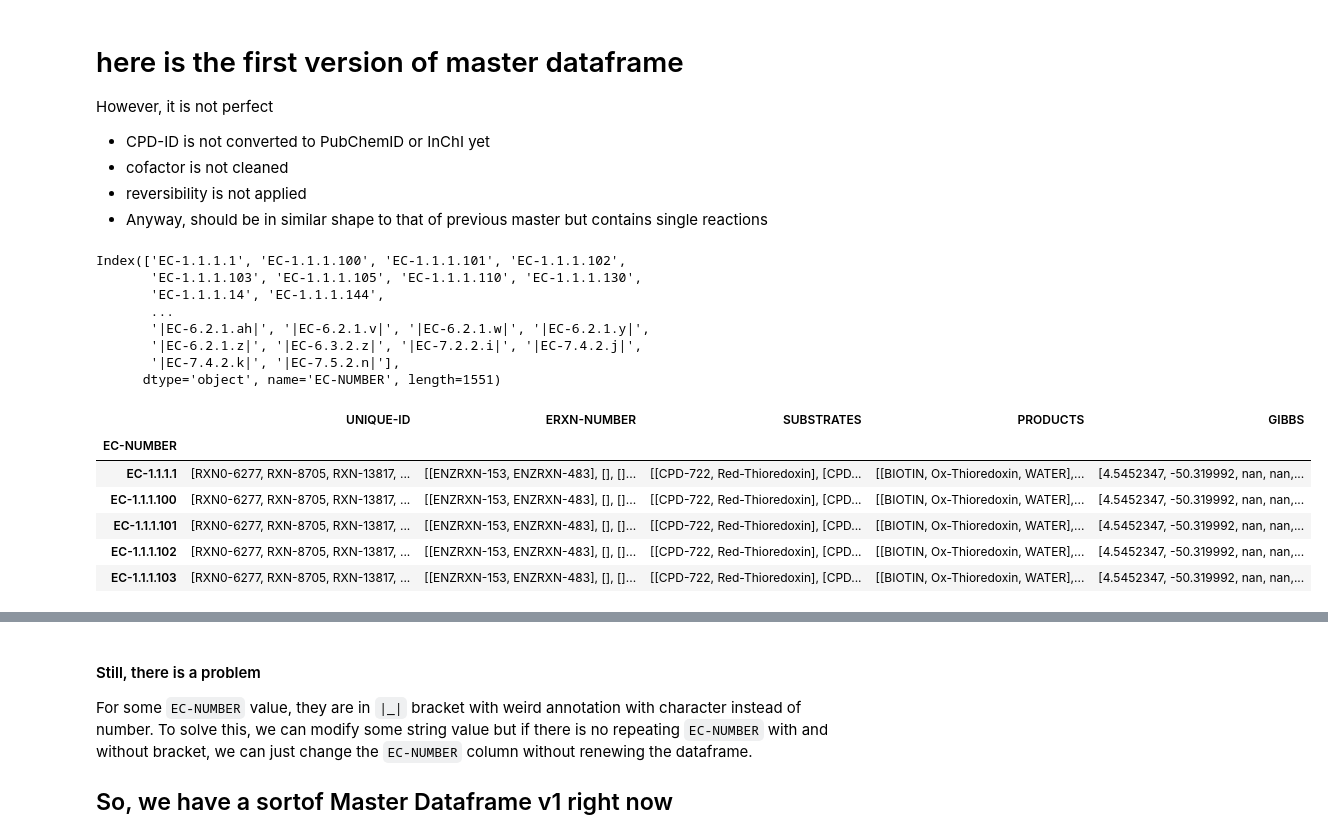
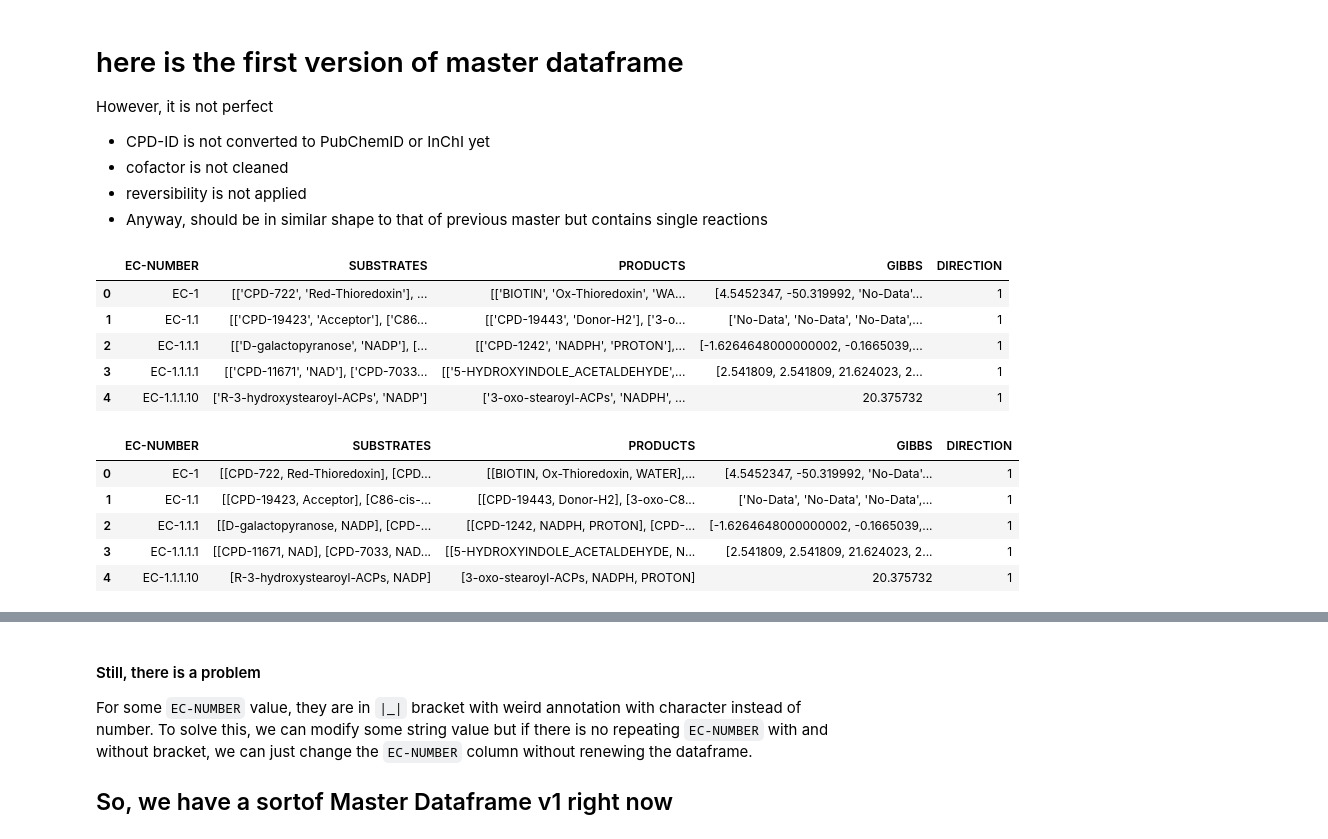
Before and after one commit to metamoles/metamoles, a Jupyter notebook: notebooks/Data_organization.ipynb, the cells around one changed output, grey strips where cells are left out. Drawn from its saved outputs; the diff is of its cells as text; code cells hidden in the pictures.

Commit message:
Merged reversed reaction with 'Direction' annotation

```diff
--- a/notebooks/Data_organization.ipynb
+++ b/notebooks/Data_organization.ipynb
@@ -621,11 +558,0 @@ for index, row in df_sorted_master.iterrows():
-# %%
-df_prom.index
-# %% [output]
-Index(['EC-1.1.1.1', 'EC-1.1.1.100', 'EC-1.1.1.101', 'EC-1.1.1.102',
-       'EC-1.1.1.103', 'EC-1.1.1.105', 'EC-1.1.1.110', 'EC-1.1.1.130',
-       'EC-1.1.1.14', 'EC-1.1.1.144',
-       ...
-       '|EC-6.2.1.ah|', '|EC-6.2.1.v|', '|EC-6.2.1.w|', '|EC-6.2.1.y|',
-       '|EC-6.2.1.z|', '|EC-6.3.2.z|', '|EC-7.2.2.i|', '|EC-7.4.2.j|',
-       '|EC-7.4.2.k|', '|EC-7.5.2.n|'],
-      dtype='object', name='EC-NUMBER', length=1551)
@@ -634,0 +559,13 @@ df_prom.to_csv('df_prom.csv')
+# %%
+df_master_1st = pd.read_csv('df_master_1st.csv')
+# %%
+df_master = df_master_1st.drop(['UNIQUE-ID', 'ERXN-NUMBER'], axis = 1)
+df_master['DIRECTION'] = 1
+df_master.head()
+# %% [output]
+|  | EC-NUMBER | SUBSTRATES | PRODUCTS | GIBBS | DIRECTION |
+| 0 | EC-1 | [['CPD-722', 'Red-Thioredoxin'], ... | [['BIOTIN', 'Ox-Thioredoxin', 'WA... | [4.5452347, -50.319992, 'No-Data'... | 1 |
+| 1 | EC-1.1 | [['CPD-19423', 'Acceptor'], ['C86... | [['CPD-19443', 'Donor-H2'], ['3-o... | ['No-Data', 'No-Data', 'No-Data',... | 1 |
+| 2 | EC-1.1.1 | [['D-galactopyranose', 'NADP'], [... | [['CPD-1242', 'NADPH', 'PROTON'],... | [-1.6264648000000002, -0.1665039,... | 1 |
+| 3 | EC-1.1.1.1 | [['CPD-11671', 'NAD'], ['CPD-7033... | [['5-HYDROXYINDOLE_ACETALDEHYDE',... | [2.541809, 2.541809, 21.624023, 2... | 1 |
+| 4 | EC-1.1.1.10 | ['R-3-hydroxystearoyl-ACPs', 'NADP'] | ['3-oxo-stearoyl-ACPs', 'NADPH', ... | 20.375732 | 1 |
@@ -635,10 +575,9 @@ df_prom.to_csv('df_prom.csv')
 # %%
-df_prom.head()
+df_master.head()
 # %% [output]
-|  | UNIQUE-ID | ERXN-NUMBER | SUBSTRATES | PRODUCTS | GIBBS |
-| EC-NUMBER |  |  |  |  |  |
-| EC-1.1.1.1 | [RXN0-6277, RXN-8705, RXN-13817, ... | [[ENZRXN-153, ENZRXN-483], [], []... | [[CPD-722, Red-Thioredoxin], [CPD... | [[BIOTIN, Ox-Thioredoxin, WATER],... | [4.5452347, -50.319992, nan, nan,... |
-| EC-1.1.1.100 | [RXN0-6277, RXN-8705, RXN-13817, ... | [[ENZRXN-153, ENZRXN-483], [], []... | [[CPD-722, Red-Thioredoxin], [CPD... | [[BIOTIN, Ox-Thioredoxin, WATER],... | [4.5452347, -50.319992, nan, nan,... |
-| EC-1.1.1.101 | [RXN0-6277, RXN-8705, RXN-13817, ... | [[ENZRXN-153, ENZRXN-483], [], []... | [[CPD-722, Red-Thioredoxin], [CPD... | [[BIOTIN, Ox-Thioredoxin, WATER],... | [4.5452347, -50.319992, nan, nan,... |
-| EC-1.1.1.102 | [RXN0-6277, RXN-8705, RXN-13817, ... | [[ENZRXN-153, ENZRXN-483], [], []... | [[CPD-722, Red-Thioredoxin], [CPD... | [[BIOTIN, Ox-Thioredoxin, WATER],... | [4.5452347, -50.319992, nan, nan,... |
-| EC-1.1.1.103 | [RXN0-6277, RXN-8705, RXN-13817, ... | [[ENZRXN-153, ENZRXN-483], [], []... | [[CPD-722, Red-Thioredoxin], [CPD... | [[BIOTIN, Ox-Thioredoxin, WATER],... | [4.5452347, -50.319992, nan, nan,... |
+|  | EC-NUMBER | SUBSTRATES | PRODUCTS | GIBBS | DIRECTION |
+| 0 | EC-1 | [[CPD-722, Red-Thioredoxin], [CPD... | [[BIOTIN, Ox-Thioredoxin, WATER],... | [4.5452347, -50.319992, 'No-Data'... | 1 |
+| 1 | EC-1.1 | [[CPD-19423, Acceptor], [C86-cis-... | [[CPD-19443, Donor-H2], [3-oxo-C8... | ['No-Data', 'No-Data', 'No-Data',... | 1 |
+| 2 | EC-1.1.1 | [[D-galactopyranose, NADP], [CPD-... | [[CPD-1242, NADPH, PROTON], [CPD-... | [-1.6264648000000002, -0.1665039,... | 1 |
+| 3 | EC-1.1.1.1 | [[CPD-11671, NAD], [CPD-7033, NAD... | [[5-HYDROXYINDOLE_ACETALDEHYDE, N... | [2.541809, 2.541809, 21.624023, 2... | 1 |
+| 4 | EC-1.1.1.10 | [R-3-hydroxystearoyl-ACPs, NADP] | [3-oxo-stearoyl-ACPs, NADPH, PROTON] | 20.375732 | 1 |
```
Also changed, not shown: parts of 31 cells of this notebook, 6 other files.
